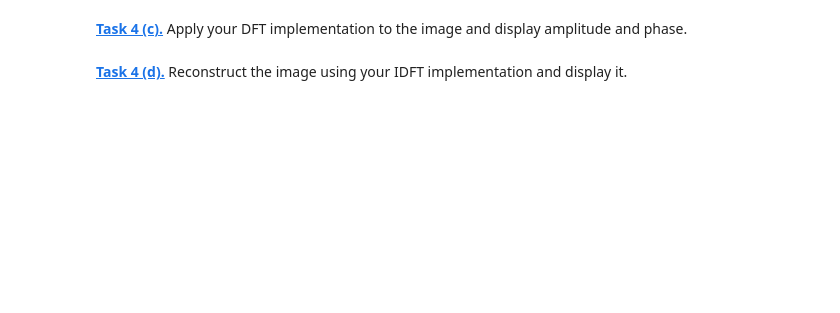
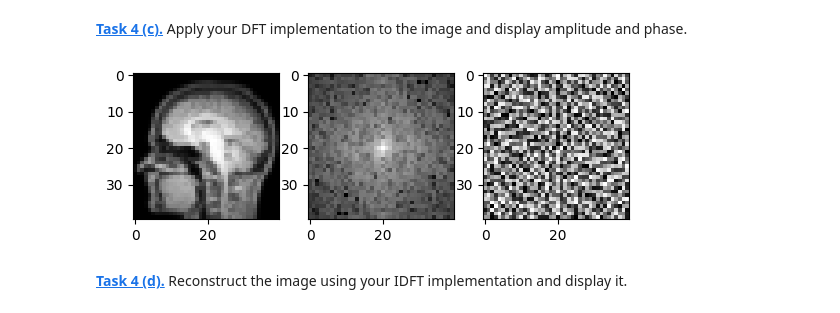
Before and after one commit to Julichxn/Mobi-fs-5-Python, a Jupyter notebook: fourier.ipynb, the cells around one changed output. Saved outputs shown, nothing was run; the diff lists cells and outputs as text; code cells hidden in the pictures; blank space fills up the shorter version.

```diff
--- a/fourier.ipynb
+++ b/fourier.ipynb
@@ -175,5 +216,20 @@ plt.imshow(mask_highpass, cmap= 'gray')
 ---
 # %% [markdown]
 **[Task 4 (a).]()** Implement a function that computes the 2D-DFT.
+# %%
+def dft2(img):
+    M,N = img.shape
+
+    dft = np.zeros(img.shape, dtype=complex)
+
+    for u in range (M):
+        for v in range (N):
+            sum_value = 0.0 +0.0j
+            for x in range(M):
+                for y in range(N):
+                    exponent = -2j * np.pi * ((u*x)/M+(v*y)/N)
+                    sum_value += img[x,y]*np.exp(exponent)
+            dft[u,v]= sum_value/ (M*N)
+    return dft
 # %% [markdown]
 **[Task 4 (b).]()** Implement a function that computes the 2D-IDFT.
@@ -185,4 +259,32 @@ plt.imshow(test_img, 'gray')
 # %% [markdown]
 **[Task 4 (c).]()** Apply your DFT implementation to the image and display amplitude and phase.
+# %%
+test_img = resize(mr_img, (40, 40))
+dft = dft2(test_img)
+
+dft_shift = np.fft.fftshift(dft)
+
+amp = np.abs(dft_shift)
+phase = np.angle(dft_shift)
+
+# amp_shift = np.fft.fftshift(amp)
+# phase_shift = np.fft.fftshift(phase)
+
+# amp_log = (1+amp_shift)
+
+#original
+plt.subplot(1,3,1)
+plt.imshow(test_img, cmap= "gray")
+
+#lp
+plt.subplot(1,3,2)
+plt.imshow(np.log(amp), cmap= "gray")
+    #hp
+plt.subplot(1,3,3)
+plt.imshow(phase, cmap= "gray")
+
+plt.show()
+# %% [output]
+[figure, added]
 # %% [markdown]
 **[Task 4 (d).]()** Reconstruct the image using your IDFT implementation and display it.
```
Also changed, not shown: parts of 10 cells of this notebook.
